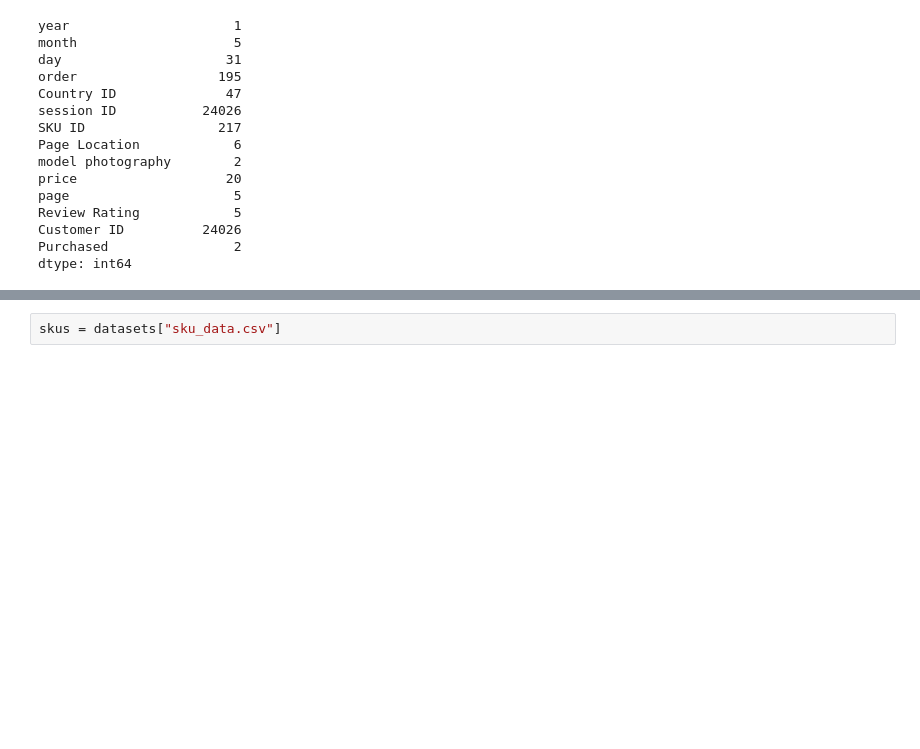
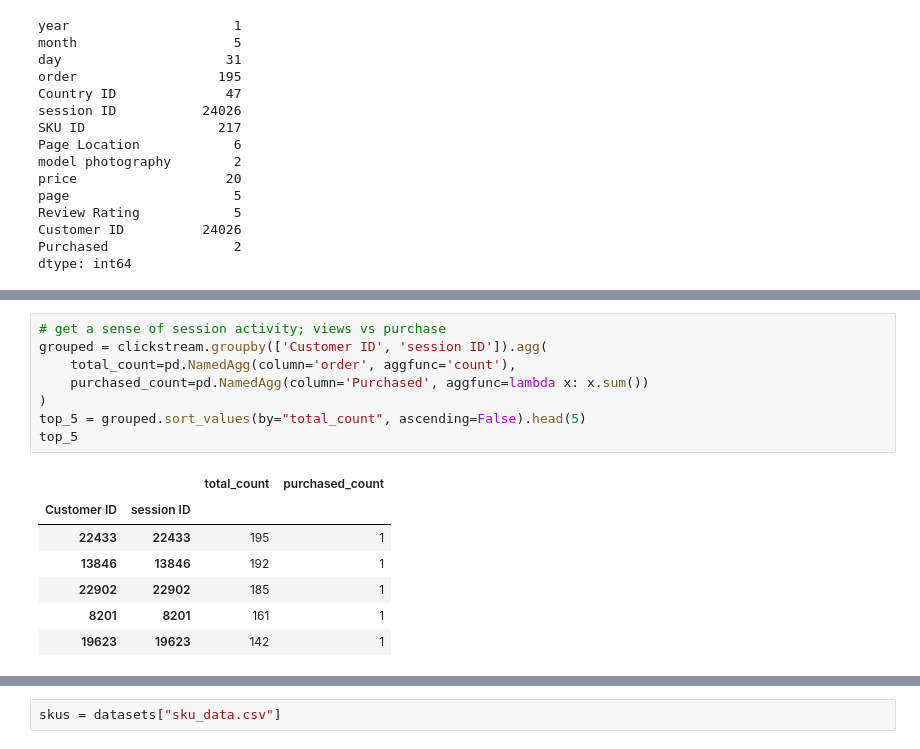
Before and after one commit to aaronbannin/essential-takehome, a Jupyter notebook: notebooks/explorer.ipynb, the cells around one changed output, grey strips where cells are left out. Drawn from its saved outputs; the diff is of its cells as text; blank space fills up the shorter version.

```diff
--- a/notebooks/explorer.ipynb
+++ b/notebooks/explorer.ipynb
@@ -141,0 +172,16 @@ clickstream.describe()
+# %%
+# get a sense of session activity; views vs purchase
+grouped = clickstream.groupby(['Customer ID', 'session ID']).agg(
+    total_count=pd.NamedAgg(column='order', aggfunc='count'),
+    purchased_count=pd.NamedAgg(column='Purchased', aggfunc=lambda x: x.sum())
+)
+top_5 = grouped.sort_values(by="total_count", ascending=False).head(5)
+top_5
+# %% [output]
+|  |  | total_count | purchased_count |
+| Customer ID | session ID |  |  |
+| 22433 | 22433 | 195 | 1 |
+| 13846 | 13846 | 192 | 1 |
+| 22902 | 22902 | 185 | 1 |
+| 8201 | 8201 | 161 | 1 |
+| 19623 | 19623 | 142 | 1 |
```
Also changed, not shown: parts of 4 cells of this notebook, 8 other files.
